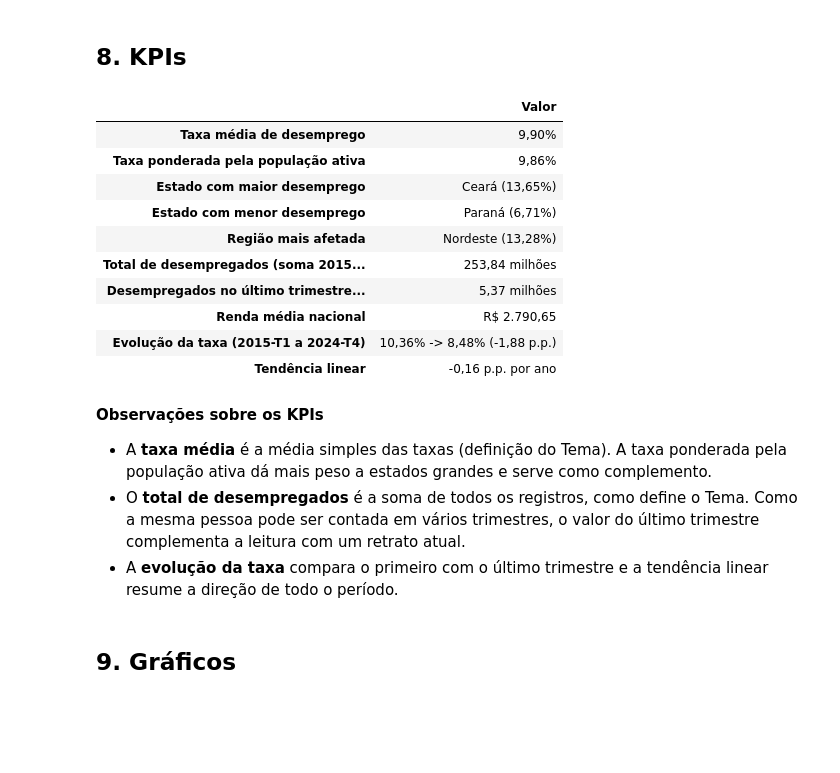
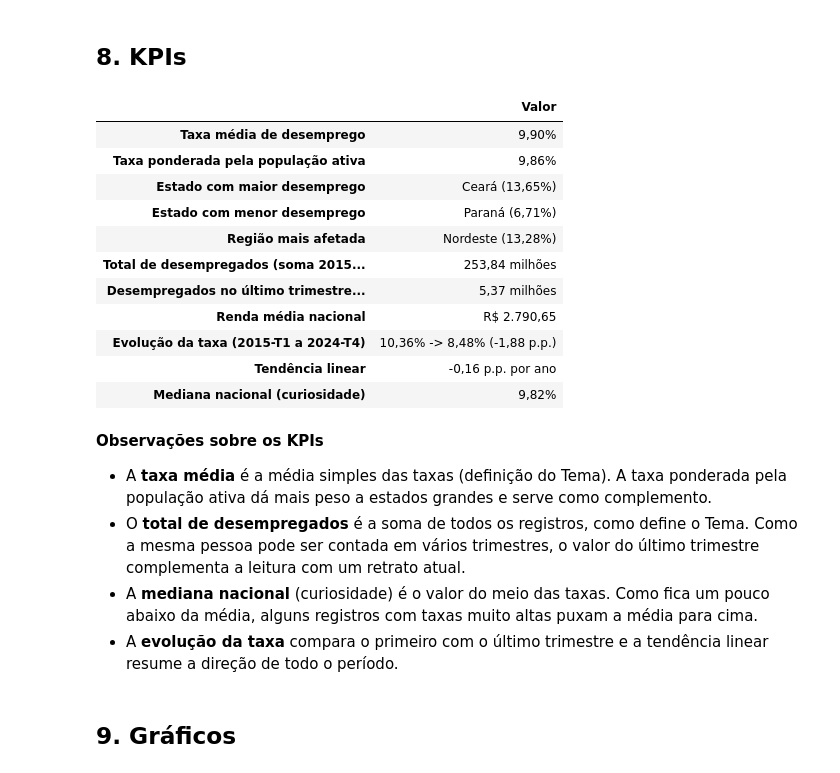
Before and after one commit to atxc2938/projeto-g1, a Jupyter notebook: notebooks/analise_desemprego.ipynb, the cells around one changed output. Saved outputs shown, nothing was run; the diff lists cells and outputs as text; code cells hidden in the pictures; blank space fills up the shorter version.

```diff
--- a/notebooks/analise_desemprego.ipynb
+++ b/notebooks/analise_desemprego.ipynb
@@ -690,33 +691,35 @@ inclinacao = np.polyfit(anos_decorridos, serie_trimestral.values, 1)[0]
 ultimo = df[df["data"] == df["data"].max()]
 taxa_uf = df.groupby("estado")["taxa_desemprego"].mean().sort_values(ascending=False)
 taxa_regiao = df.groupby("regiao", observed=True)["taxa_desemprego"].mean().sort_values(ascending=False)
 
 kpis = {
     "Taxa média de desemprego": f"{br(df['taxa_desemprego'].mean())}%",
     "Taxa ponderada pela população ativa": f"{br(df['desempregados'].sum() / df['populacao_ativa'].sum() * 100)}%",
     "Estado com maior desemprego": f"{taxa_uf.index[0]} ({br(taxa_uf.iloc[0])}%)",
     "Estado com menor desemprego": f"{taxa_uf.index[-1]} ({br(taxa_uf.iloc[-1])}%)",
     "Região mais afetada": f"{taxa_regiao.index[0]} ({br(taxa_regiao.iloc[0])}%)",
     "Total de desempregados (soma 2015 a 2024)": f"{br(df['desempregados'].sum() / 1e6)} milhões",
     "Desempregados no último trimestre (2024-T4)": f"{br(ultimo['desempregados'].sum() / 1e6)} milhões",
     "Renda média nacional": f"R$ {br(df['renda_media'].mean())}",
     "Evolução da taxa (2015-T1 a 2024-T4)": f"{br(serie_trimestral.iloc[0])}% -> {br(serie_trimestral.iloc[-1])}% "
                                              f"({br(serie_trimestral.iloc[-1] - serie_trimestral.iloc[0])} p.p.)",
     "Tendência linear": f"{br(inclinacao)} p.p. por ano",
+    "Mediana nacional (curiosidade)": f"{br(df['taxa_desemprego'].median())}%",
 }
 pd.Series(kpis, name="Valor").to_frame()
 # %% [output]
 |  | Valor |
 | Taxa média de desemprego | 9,90% |
 | Taxa ponderada pela população ativa | 9,86% |
 | Estado com maior desemprego | Ceará (13,65%) |
 | Estado com menor desemprego | Paraná (6,71%) |
 | Região mais afetada | Nordeste (13,28%) |
 | Total de desempregados (soma 2015... | 253,84 milhões |
 | Desempregados no último trimestre... | 5,37 milhões |
 | Renda média nacional | R$ 2.790,65 |
 | Evolução da taxa (2015-T1 a 2024-T4) | 10,36% -> 8,48% (-1,88 p.p.) |
 | Tendência linear | -0,16 p.p. por ano |
+| Mediana nacional (curiosidade) | 9,82% |
 # %% [markdown]
 **Observações sobre os KPIs**
 
@@ -724,6 +727,8 @@ pd.Series(kpis, name="Valor").to_frame()
   dá mais peso a estados grandes e serve como complemento.
 * O **total de desempregados** é a soma de todos os registros, como define o Tema. Como a mesma pessoa pode
   ser contada em vários trimestres, o valor do último trimestre complementa a leitura com um retrato atual.
+* A **mediana nacional** (curiosidade) é o valor do meio das taxas. Como fica um pouco abaixo da média, alguns
+  registros com taxas muito altas puxam a média para cima.
 * A **evolução da taxa** compara o primeiro com o último trimestre e a tendência linear resume a direção de
   todo o período.
 # %% [markdown]
```
Also changed, not shown: parts of 1 cell of this notebook, 21 other files.
